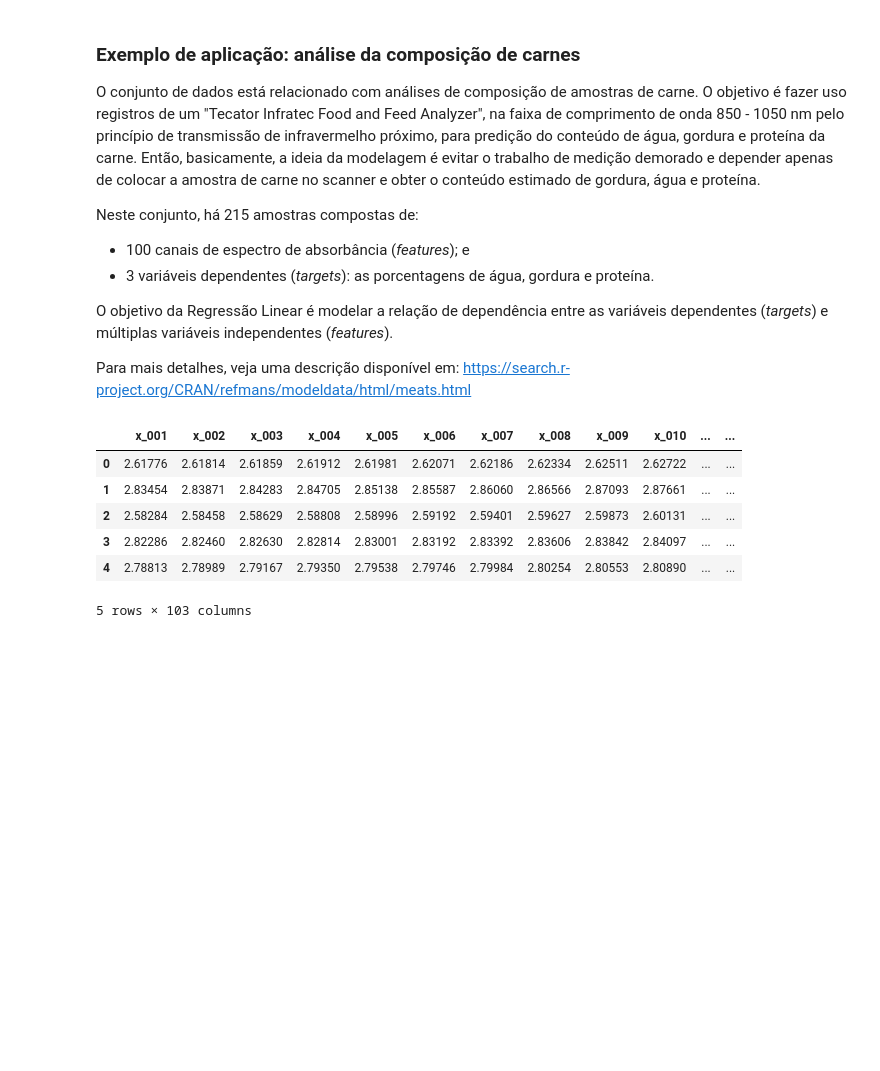
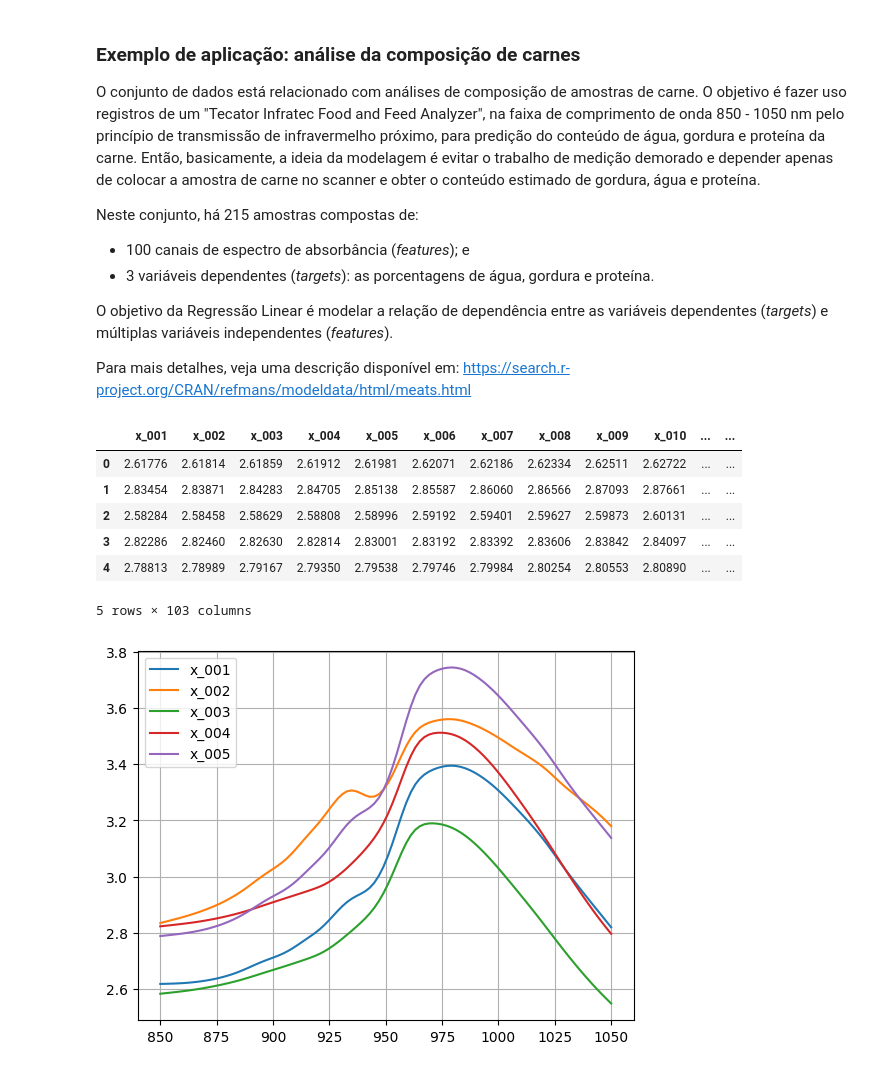
Before and after one commit to juliosdutra/ModelagemPPEQ1019, a Jupyter notebook: meat_composition.ipynb, the cells around one changed output. Saved outputs shown, nothing was run; the diff lists cells and outputs as text; code cells hidden in the pictures; blank space fills up the shorter version.

```diff
--- a/meat_composition.ipynb
+++ b/meat_composition.ipynb
@@ -23,8 +23,8 @@ import warnings
 # Importar os dados
 # URL direta para o arquivo XLS no GitHub
 url = "https://raw.githubusercontent.com/juliosdutra/ModelagemPPEQ1019/refs/heads/main/meats.csv"
-arquivo = pd.read_csv(url)
-arquivo.head()
+df = pd.read_csv(url)
+df.head()
 # %% [output]
 |  | x_001 | x_002 | x_003 | x_004 | x_005 | x_006 | x_007 | x_008 | x_009 | x_010 | ... | ... |
 | 0 | 2.61776 | 2.61814 | 2.61859 | 2.61912 | 2.61981 | 2.62071 | 2.62186 | 2.62334 | 2.62511 | 2.62722 | ... | ... |
@@ -33,3 +33,19 @@ arquivo.head()
 | 3 | 2.82286 | 2.82460 | 2.82630 | 2.82814 | 2.83001 | 2.83192 | 2.83392 | 2.83606 | 2.83842 | 2.84097 | ... | ... |
 | 4 | 2.78813 | 2.78989 | 2.79167 | 2.79350 | 2.79538 | 2.79746 | 2.79984 | 2.80254 | 2.80553 | 2.80890 | ... | ... |
 5 rows × 103 columns
+# %%
+# Divisão dos dados entre variáveis independentes (feature) e dependentes (target)
+target = ['water', 'fat', 'protein']
+X = df.drop(target,axis=1).values  # Variável independente
+y = df[target].values # Variável dependente
+
+# Visualização gráfica
+n, m = X.shape
+w = np.linspace(850,1050,m)
+
+for k in range(5): # Plot das 5 primeiras amostras
+    plt.plot(w, X[k,:], label = df.columns[k])
+plt.legend()
+plt.grid();
+# %% [output]
+[figure, added]
```
Also changed, not shown: parts of 21 cells of this notebook.
